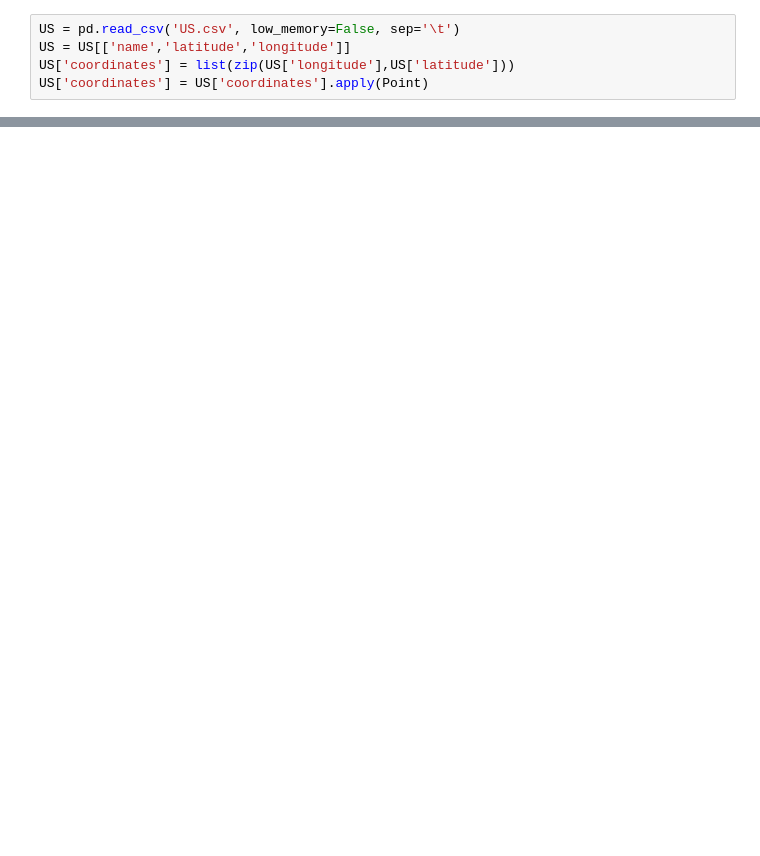
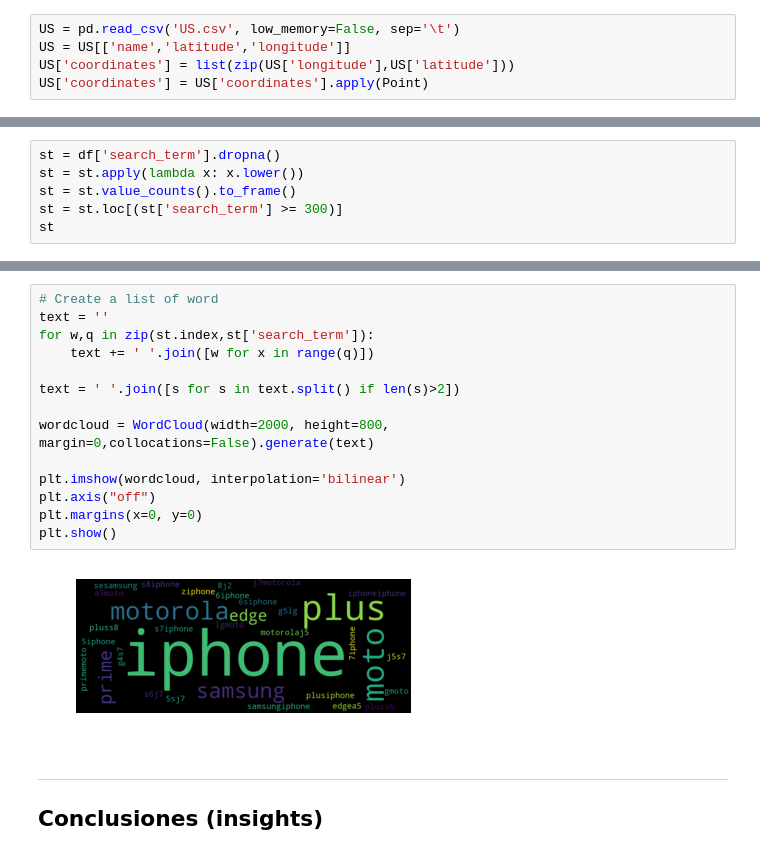
Before and after one commit to FdelMazo/7506-Datos, a Jupyter notebook: TP1/TP1.ipynb, the cells around one changed output, grey strips where cells are left out. Cells and saved outputs as stored; diff of their text form; blank space fills up the shorter version.

Commit message:
Word cloud

```diff
--- a/TP1/TP1.ipynb
+++ b/TP1/TP1.ipynb
@@ -338,0 +340,6 @@ Text(0.5,1,'Ciudades de Estados Unidos con más visitas')
+# %%
+st = df['search_term'].dropna()
+st = st.apply(lambda x: x.lower())
+st = st.value_counts().to_frame()
+st = st.loc[(st['search_term'] >= 300)]
+st
@@ -338,0 +364,19 @@ Text(0.5,1,'Ciudades de Estados Unidos con más visitas')
+# %%
+# Create a list of word
+text = ''
+for w,q in zip(st.index,st['search_term']):
+    text += ' '.join([w for x in range(q)])
+
+text = ' '.join([s for s in text.split() if len(s)>2])
+
+wordcloud = WordCloud(width=2000, height=800, margin=0,collocations=False).generate(text)
+
+plt.imshow(wordcloud, interpolation='bilinear')
+plt.axis("off")
+plt.margins(x=0, y=0)
+plt.show()
+# %% [output]
+[figure, added]
+# %% [markdown]
+---
+## Conclusiones (insights)
```
Also changed, not shown: parts of 7 cells of this notebook.
